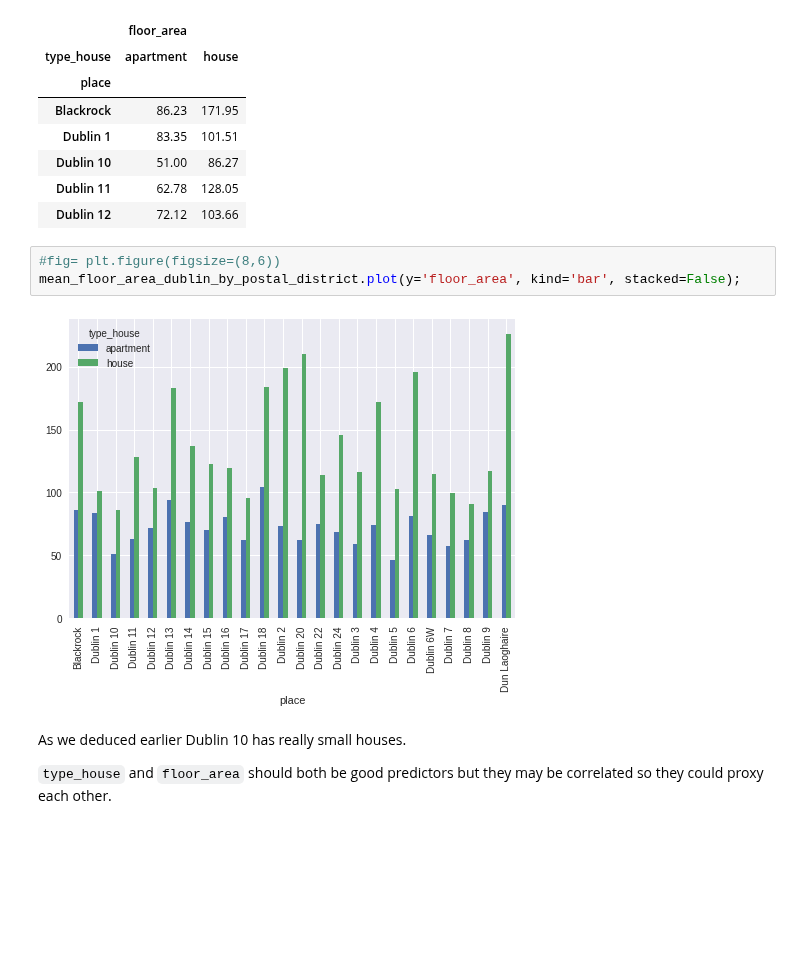
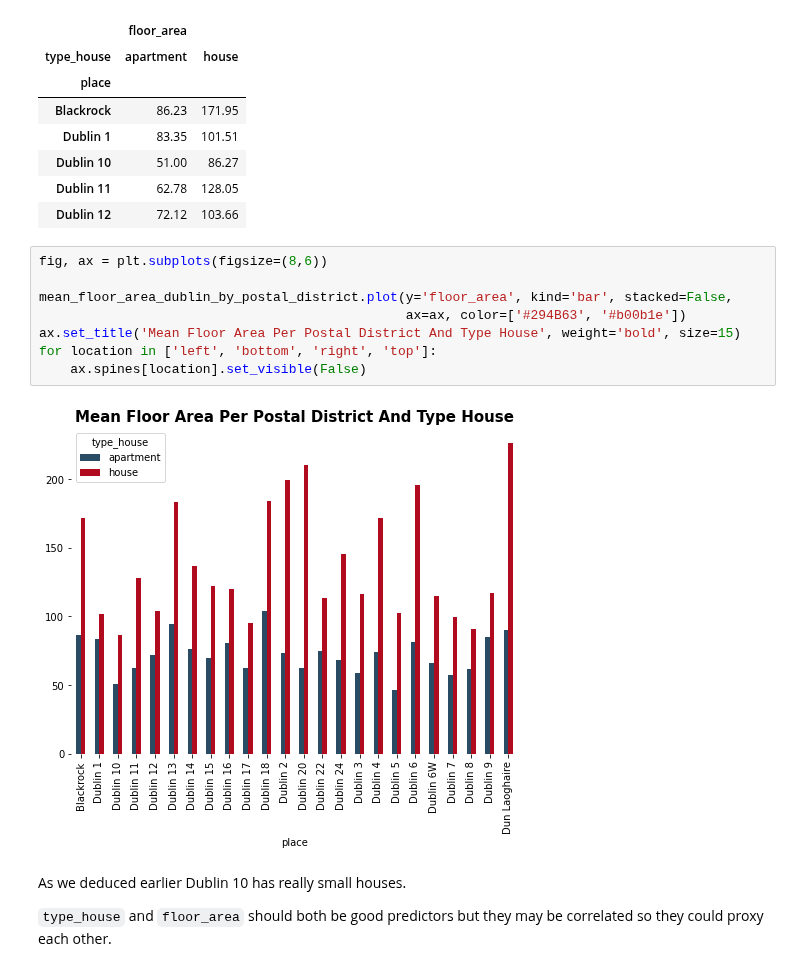
Before and after one commit to javiicc/Identifying_Potential_Investment_Opportunities_In_The_Irish_Real_Estate_Market_Using_MachineLearning, a Jupyter notebook: investment-opportunities/notebooks/Data_Analysis.ipynb, the cells around one changed output. Drawn from its saved outputs; the diff is of its cells as text; blank space fills up the shorter version.

```diff
--- a/investment-opportunities/notebooks/Data_Analysis.ipynb
+++ b/investment-opportunities/notebooks/Data_Analysis.ipynb
@@ -432,11 +444,16 @@ mean_floor_area_dublin_by_postal_district.head()
 | Dublin 10 | 51.00 | 86.27 |
 | Dublin 11 | 62.78 | 128.05 |
 | Dublin 12 | 72.12 | 103.66 |
-# %%
-#fig= plt.figure(figsize=(8,6))
-mean_floor_area_dublin_by_postal_district.plot(y='floor_area', kind='bar', stacked=False);
-# %% [output]
-[figure, removed]
+# %%
+fig, ax = plt.subplots(figsize=(8,6))
+
+mean_floor_area_dublin_by_postal_district.plot(y='floor_area', kind='bar', stacked=False,
+                                               ax=ax, color=['#294B63', '#b00b1e'])
+ax.set_title('Mean Floor Area Per Postal District And Type House', weight='bold', size=15)
+for location in ['left', 'bottom', 'right', 'top']:
+    ax.spines[location].set_visible(False)
+# %% [output]
+[figure, added]
 # %% [markdown]
 As we deduced earlier Dublin 10 has really small houses.
 
```
Also changed, not shown: parts of 7 cells of this notebook, 3 other files.
